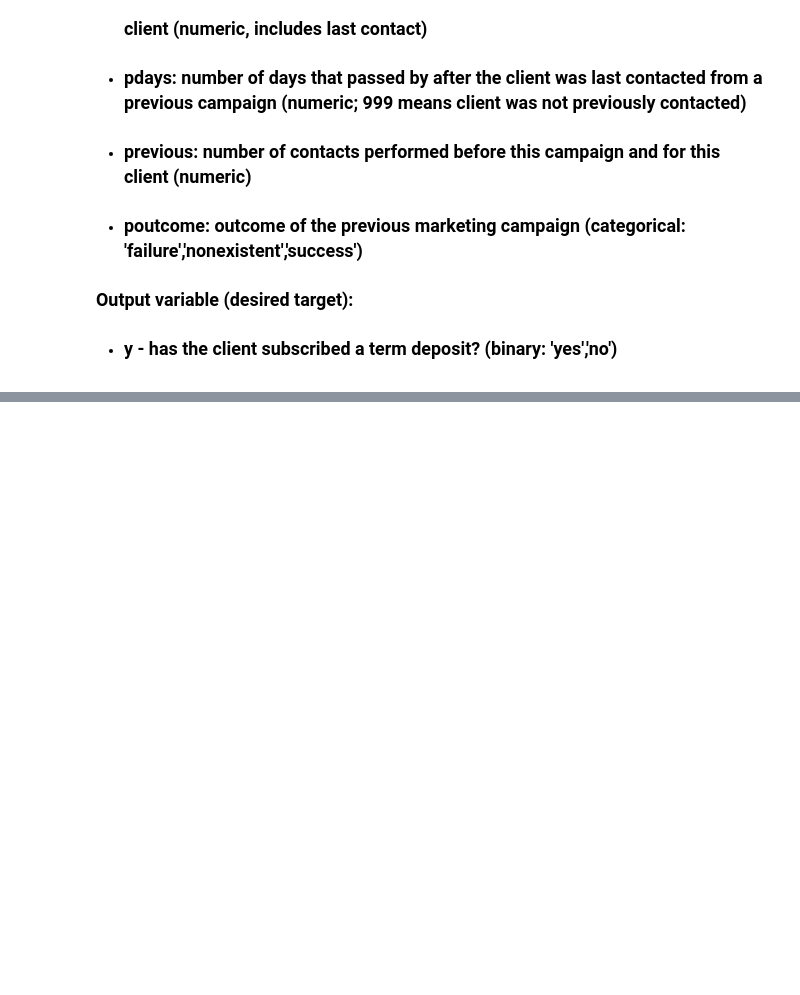
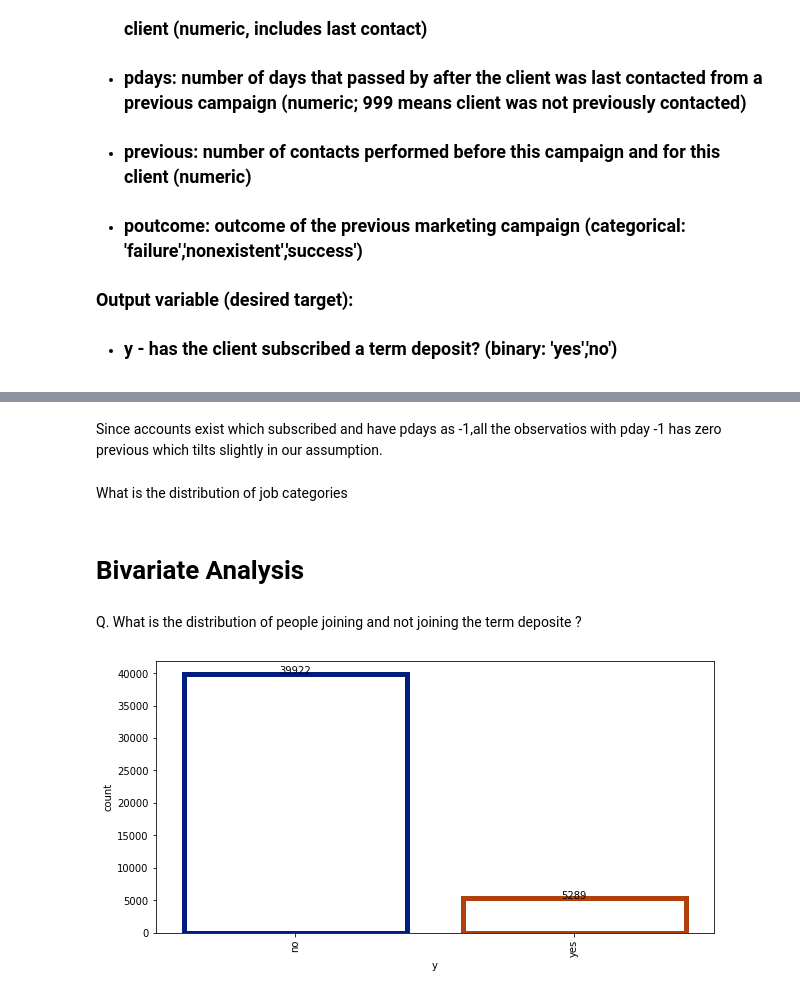
Before and after one commit to NaithaniAR/Bank-Marketing-Effectiveness-Prediction, a Jupyter notebook: Bank_Marketing_Effectiveness_Prediction_Capstone_Project.ipynb, the cells around one changed output, grey strips where cells are left out. Saved outputs shown, nothing was run; the diff lists cells and outputs as text; code cells hidden in the pictures; blank space fills up the shorter version.

```diff
--- a/Bank_Marketing_Effectiveness_Prediction_Capstone_Project.ipynb
+++ b/Bank_Marketing_Effectiveness_Prediction_Capstone_Project.ipynb
@@ -37,0 +295,23 @@
+# %% [markdown]
+Since accounts exist  which subscribed and have pdays as -1,all the observatios with pday -1 has zero previous which tilts slightly in our assumption.
+# %% [markdown]
+What is the distribution of job categories
+# %% [markdown]
+# Bivariate Analysis
+# %% [markdown]
+Q. What is the distribution of people joining and not joining the term deposite ?
+# %%
+fig, ax1 = plt.subplots(figsize=(10,5))
+graph = sns.countplot(x="y", data=df,
+                   facecolor=(0, 0, 0, 0),
+                   linewidth=5,
+                   edgecolor=sns.color_palette("dark", 3))
+graph.set_xticklabels(graph.get_xticklabels(),rotation=90)
+i=0
+for p in graph.patches:
+    height = p.get_height()
+    graph.text(p.get_x()+p.get_width()/2., height + 0.1,
+        df['y'].value_counts()[i],ha="center")
+    i += 1
+# %% [output]
+[figure, added]
```
Also changed, not shown: parts of 101 cells of this notebook.
